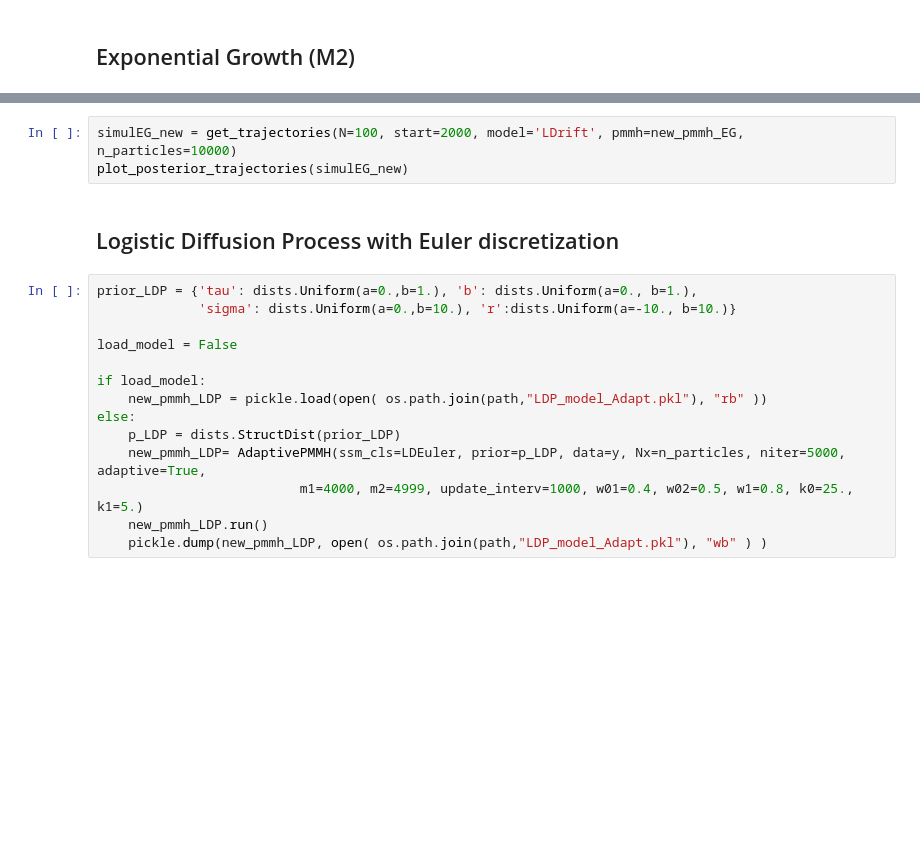
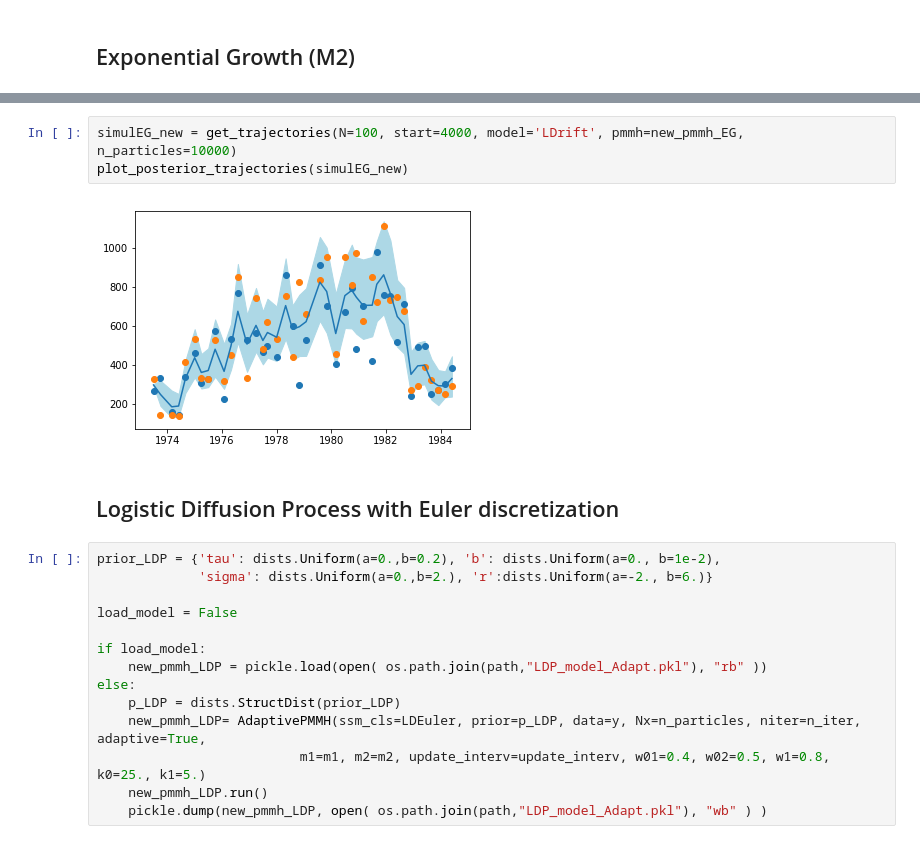
Before and after one commit to issxmeddine/Kangaroos, a Jupyter notebook: ParticleMCMC/Experiments/Experiments with Knape adaptive method.ipynb, the cells around one changed output, grey strips where cells are left out. Cells and saved outputs as stored; diff of their text form; blank space fills up the shorter version.

```diff
--- a/ParticleMCMC/Experiments/Experiments with Knape adaptive method.ipynb
+++ b/ParticleMCMC/Experiments/Experiments with Knape adaptive method.ipynb
@@ -71,11 +101,13 @@ distplot(prior_EG, new_pmmh_EG, 2000)
 # %%
-simulEG_new = get_trajectories(N=100, start=2000, model='LDrift', pmmh=new_pmmh_EG, n_particles=10000)
+simulEG_new = get_trajectories(N=100, start=4000, model='LDrift', pmmh=new_pmmh_EG, n_particles=10000)
 plot_posterior_trajectories(simulEG_new)
+# %% [output]
+[figure, added]
 # %% [markdown]
 ## Logistic Diffusion Process with Euler discretization
 # %%
-prior_LDP = {'tau': dists.Uniform(a=0.,b=1.), 'b': dists.Uniform(a=0., b=1.),
-             'sigma': dists.Uniform(a=0.,b=10.), 'r':dists.Uniform(a=-10., b=10.)}
+prior_LDP = {'tau': dists.Uniform(a=0.,b=0.2), 'b': dists.Uniform(a=0., b=1e-2),
+             'sigma': dists.Uniform(a=0.,b=2.), 'r':dists.Uniform(a=-2., b=6.)}
 
 load_model = False
 
@@ -83,8 +115,8 @@ if load_model:
     new_pmmh_LDP = pickle.load(open( os.path.join(path,"LDP_model_Adapt.pkl"), "rb" ))
 else:
     p_LDP = dists.StructDist(prior_LDP)
-    new_pmmh_LDP= AdaptivePMMH(ssm_cls=LDEuler, prior=p_LDP, data=y, Nx=n_particles, niter=5000, adaptive=True,
-                          m1=4000, m2=4999, update_interv=1000, w01=0.4, w02=0.5, w1=0.8, k0=25., k1=5.)
+    new_pmmh_LDP= AdaptivePMMH(ssm_cls=LDEuler, prior=p_LDP, data=y, Nx=n_particles, niter=n_iter, adaptive=True,
+                          m1=m1, m2=m2, update_interv=update_interv, w01=0.4, w02=0.5, w1=0.8, k0=25., k1=5.)
     new_pmmh_LDP.run()
     pickle.dump(new_pmmh_LDP, open( os.path.join(path,"LDP_model_Adapt.pkl"), "wb" ) )
 # %%
```
Also changed, not shown: parts of 11 cells of this notebook, 1 other file.
